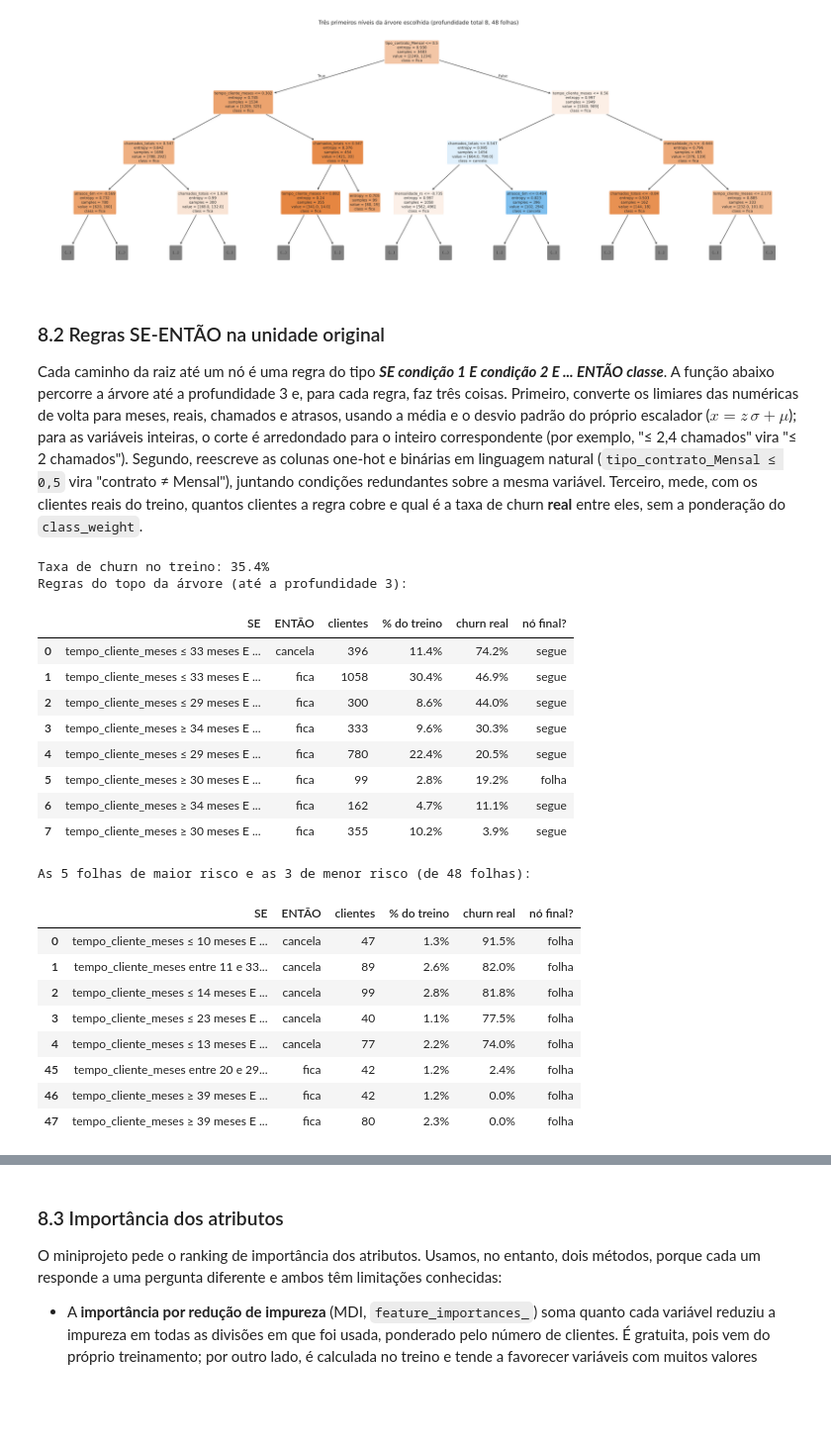
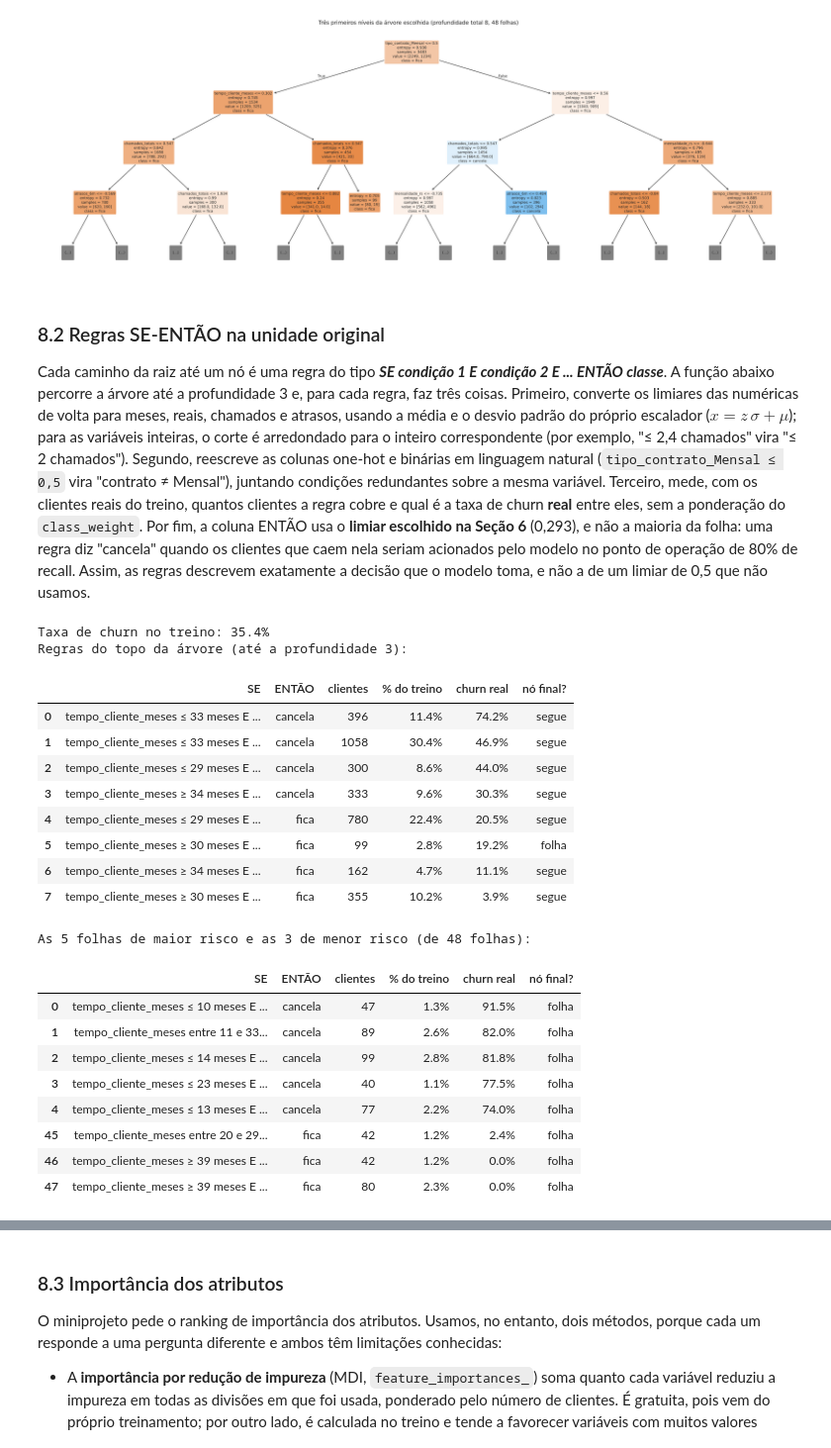
Before and after one commit to Gagdm/previsao_de_evasao_de_clientes, a Jupyter notebook: notebooks/04_arvore_de_decisao.ipynb, the cells around one changed output, grey strips where cells are left out. Shown at 99% size. Saved outputs shown, nothing was run; the diff lists cells and outputs as text; code cells hidden in the pictures; blank space fills up the shorter version.

Commit message:
fix(arvore): rotula regras SE-ENTÃO pelo limiar escolhido e atualiza README

```diff
--- a/notebooks/04_arvore_de_decisao.ipynb
+++ b/notebooks/04_arvore_de_decisao.ipynb
@@ -701,7 +701,7 @@ plt.show()
 # %% [markdown]
 ### 8.2 Regras SE-ENTÃO na unidade original
 
-Cada caminho da raiz até um nó é uma regra do tipo ***SE condição 1 E condição 2 E ... ENTÃO classe***. A função abaixo percorre a árvore até a profundidade 3 e, para cada regra, faz três coisas. Primeiro, converte os limiares das numéricas de volta para meses, reais, chamados e atrasos, usando a média e o desvio padrão do próprio escalador ($x = z\,\sigma + \mu$); para as variáveis inteiras, o corte é arredondado para o inteiro correspondente (por exemplo, "≤ 2,4 chamados" vira "≤ 2 chamados"). Segundo, reescreve as colunas one-hot e binárias em linguagem natural (`tipo_contrato_Mensal ≤ 0,5` vira "contrato ≠ Mensal"), juntando condições redundantes sobre a mesma variável. Terceiro, mede, com os clientes reais do treino, quantos clientes a regra cobre e qual é a taxa de churn **real** entre eles, sem a ponderação do `class_weight`.
+Cada caminho da raiz até um nó é uma regra do tipo ***SE condição 1 E condição 2 E ... ENTÃO classe***. A função abaixo percorre a árvore até a profundidade 3 e, para cada regra, faz três coisas. Primeiro, converte os limiares das numéricas de volta para meses, reais, chamados e atrasos, usando a média e o desvio padrão do próprio escalador ($x = z\,\sigma + \mu$); para as variáveis inteiras, o corte é arredondado para o inteiro correspondente (por exemplo, "≤ 2,4 chamados" vira "≤ 2 chamados"). Segundo, reescreve as colunas one-hot e binárias em linguagem natural (`tipo_contrato_Mensal ≤ 0,5` vira "contrato ≠ Mensal"), juntando condições redundantes sobre a mesma variável. Terceiro, mede, com os clientes reais do treino, quantos clientes a regra cobre e qual é a taxa de churn **real** entre eles, sem a ponderação do `class_weight`. Por fim, a coluna ENTÃO usa o **limiar escolhido na Seção 6** (0,293), e não a maioria da folha: uma regra diz "cancela" quando os clientes que caem nela seriam acionados pelo modelo no ponto de operação de 80% de recall. Assim, as regras descrevem exatamente a decisão que o modelo toma, e não a de um limiar de 0,5 que não usamos.
 # %%
 INTEIRAS = {"tempo_cliente_meses", "chamados_totais", "atrasos_6m"}
 UNIDADE = {"tempo_cliente_meses": " meses", "chamados_totais": " chamados", "atrasos_6m": " atrasos"}
@@ -752,40 +752,41 @@ def extrair_regras(modelo, prep, Z, y, profundidade_max=3):
         folha = arvore.children_left[no] == -1
         if folha or profundidade == profundidade_max:
             regras.append({"SE": texto_regra(condicoes, prep),
-                           "ENTÃO": "cancela" if arvore.value[no][0].argmax() == 1 else "fica",
+                           # Rótulo pelo limiar escolhido na Seção 6 (e não pela maioria, que equivaleria a 0,5).
+                           "ENTÃO": "cancela" if arvore.value[no][0][1] / arvore.value[no][0].sum() >= limiar_escolhido else "fica",
                            "clientes": int(n_no[no]), "% do treino": n_no[no] / len(y),
                            "churn real": churn_no[no] / n_no[no], "nó final?": "folha" if folha else "segue"})
             return
         coluna, limiar = nomes[arvore.feature[no]], arvore.threshold[no]
         visitar(arvore.children_left[no], profundidade + 1, condicoes + [(coluna, limiar, "<=")])
         visitar(arvore.children_right[no], profundidade + 1, condicoes + [(coluna, limiar, ">")])
     visitar(0, 0, [])
     return pd.DataFrame(regras).sort_values("churn real", ascending=False).reset_index(drop=True)
 
 Z_final = prep_final.transform(X_treino)
 regras = extrair_regras(modelo_final, prep_final, Z_final, y_treino, profundidade_max=3)
 print(f"Taxa de churn no treino: {y_treino.mean():.1%}")
 def formatar(tabela):
     tabela = tabela.copy()
     for coluna in ["% do treino", "churn real"]:
         tabela[coluna] = tabela[coluna].map("{:.1%}".format)
     return tabela
 
 print("Regras do topo da árvore (até a profundidade 3):")
 display(formatar(regras))
 
 # Complemento: as folhas completas de maior e de menor risco (regras inteiras, até o fim do caminho).
 folhas = extrair_regras(modelo_final, prep_final, Z_final, y_treino, profundidade_max=99)
 print(f"\nAs 5 folhas de maior risco e as 3 de menor risco (de {len(folhas)} folhas):")
 display(formatar(pd.concat([folhas.head(5), folhas.tail(3)])))
 # %% [output]
 Taxa de churn no treino: 35.4%
 Regras do topo da árvore (até a profundidade 3):
 |  | SE | ENTÃO | clientes | % do treino | churn real | nó final? |
 | 0 | tempo_cliente_meses ≤ 33 meses E ... | cancela | 396 | 11.4% | 74.2% | segue |
-| 1 | tempo_cliente_meses ≤ 33 meses E ... | fica | 1058 | 30.4% | 46.9% | segue |
-| 2 | tempo_cliente_meses ≤ 29 meses E ... | fica | 300 | 8.6% | 44.0% | segue |
-| 3 | tempo_cliente_meses ≥ 34 meses E ... | fica | 333 | 9.6% | 30.3% | segue |
+| 1 | tempo_cliente_meses ≤ 33 meses E ... | cancela | 1058 | 30.4% | 46.9% | segue |
+| 2 | tempo_cliente_meses ≤ 29 meses E ... | cancela | 300 | 8.6% | 44.0% | segue |
+| 3 | tempo_cliente_meses ≥ 34 meses E ... | cancela | 333 | 9.6% | 30.3% | segue |
 | 4 | tempo_cliente_meses ≤ 29 meses E ... | fica | 780 | 22.4% | 20.5% | segue |
 | 5 | tempo_cliente_meses ≥ 30 meses E ... | fica | 99 | 2.8% | 19.2% | folha |
 | 6 | tempo_cliente_meses ≥ 34 meses E ... | fica | 162 | 4.7% | 11.1% | segue |
```
Also changed, not shown: parts of 3 cells of this notebook, 1 other file.
